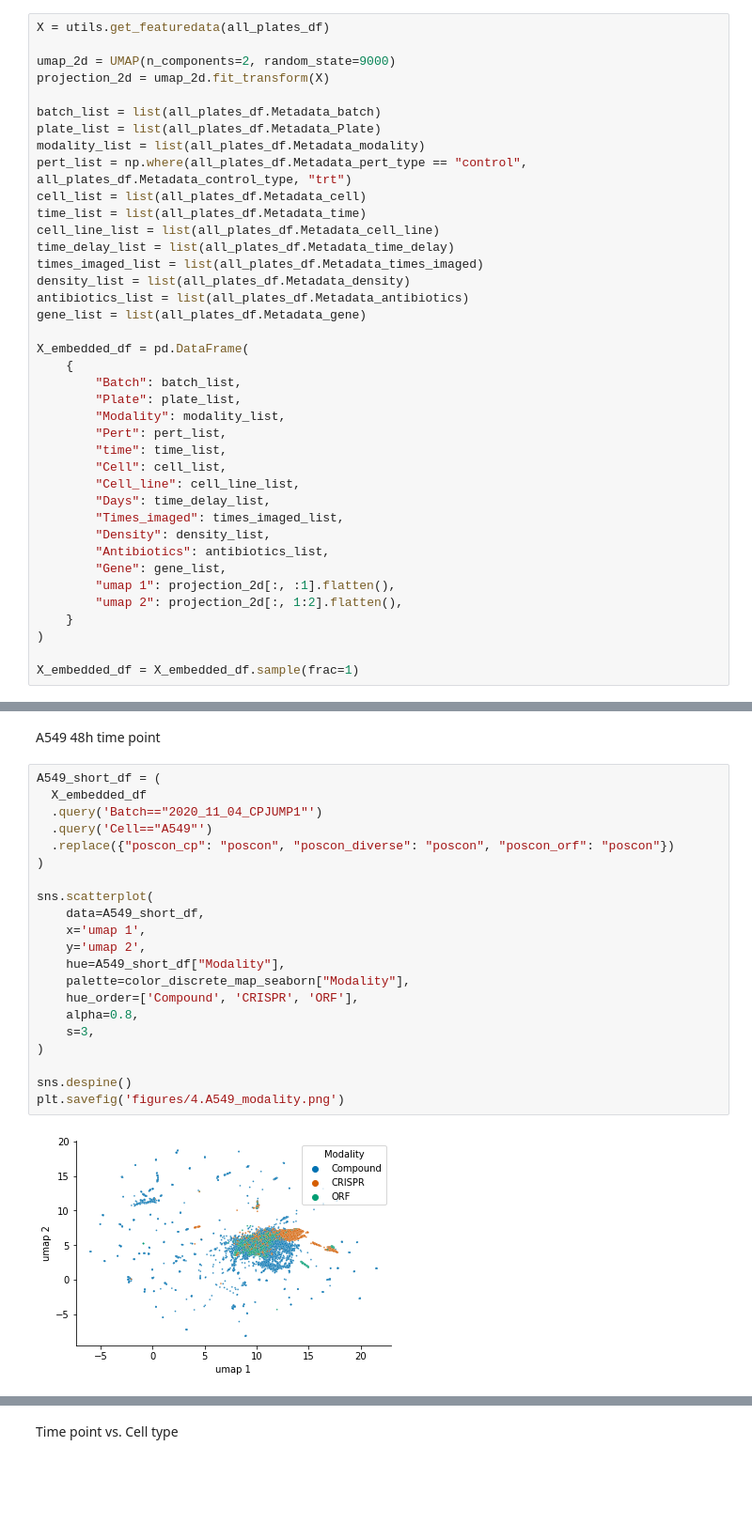
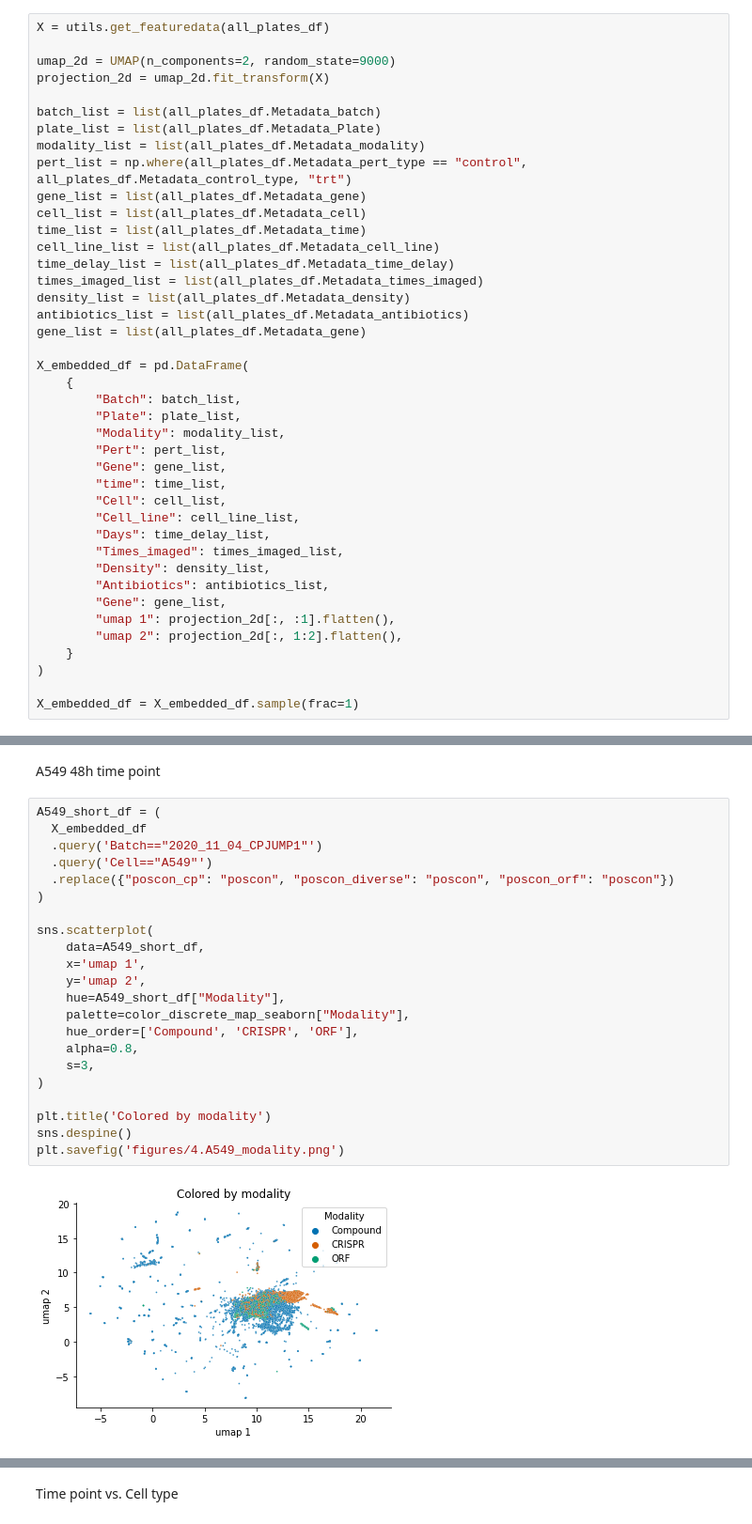
Before and after one commit to jump-cellpainting/2024_Chandrasekaran_NatureMethods, a Jupyter notebook: benchmark/4.generate-umap-figure.ipynb, the cells around one changed output, grey strips where cells are left out. Shown at 94% size. Cells and saved outputs as stored; diff of their text form; blank space fills up the shorter version.

```diff
--- a/benchmark/4.generate-umap-figure.ipynb
+++ b/benchmark/4.generate-umap-figure.ipynb
@@ -93,6 +93,7 @@ batch_list = list(all_plates_df.Metadata_batch)
 plate_list = list(all_plates_df.Metadata_Plate)
 modality_list = list(all_plates_df.Metadata_modality)
 pert_list = np.where(all_plates_df.Metadata_pert_type == "control", all_plates_df.Metadata_control_type, "trt")
+gene_list = list(all_plates_df.Metadata_gene)
 cell_list = list(all_plates_df.Metadata_cell)
 time_list = list(all_plates_df.Metadata_time)
 cell_line_list = list(all_plates_df.Metadata_cell_line)
@@ -108,6 +109,7 @@ X_embedded_df = pd.DataFrame(
         "Plate": plate_list,
         "Modality": modality_list,
         "Pert": pert_list,
+        "Gene": gene_list,
         "time": time_list,
         "Cell": cell_list,
         "Cell_line": cell_line_list,
@@ -144,26 +146,27 @@ A549 48h time point
 # %%
 A549_short_df = (
   X_embedded_df
   .query('Batch=="2020_11_04_CPJUMP1"')
   .query('Cell=="A549"')
   .replace({"poscon_cp": "poscon", "poscon_diverse": "poscon", "poscon_orf": "poscon"})
 )
 
 sns.scatterplot(
     data=A549_short_df,
     x='umap 1',
     y='umap 2',
     hue=A549_short_df["Modality"],
     palette=color_discrete_map_seaborn["Modality"],
     hue_order=['Compound', 'CRISPR', 'ORF'],
     alpha=0.8,
     s=3,
 )
 
+plt.title('Colored by modality')
 sns.despine()
 plt.savefig('figures/4.A549_modality.png')
 # %% [output]
-[figure, old version]
+[figure, new version]
 # %%
 sns.scatterplot(
     data=A549_short_df,
```
Also changed, not shown: parts of 4 cells of this notebook, 15 other files.
